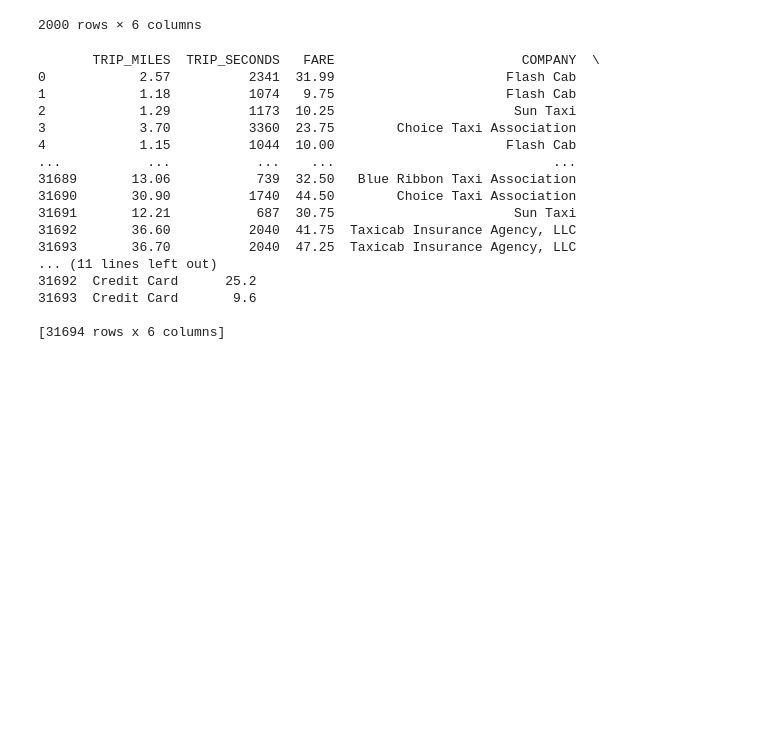
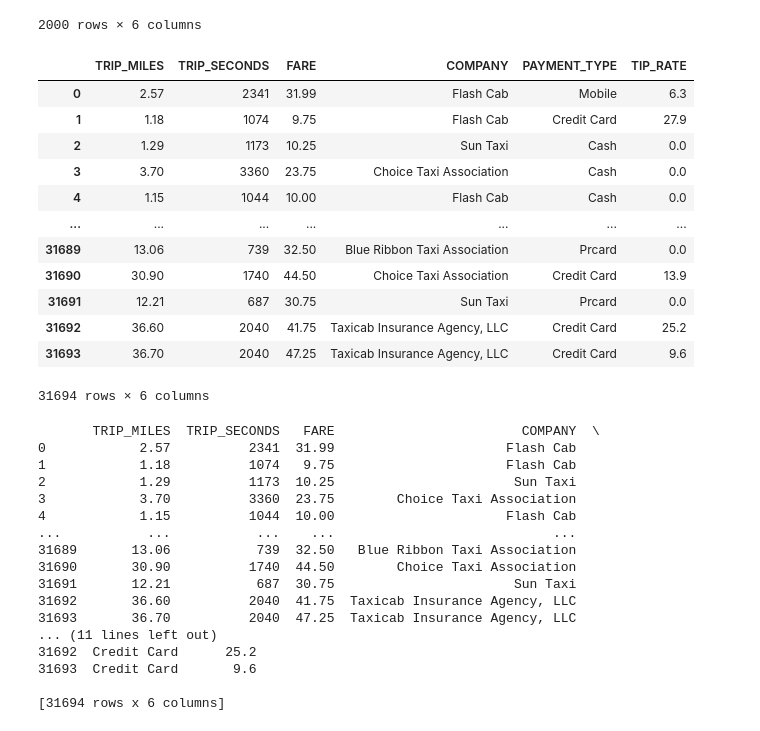
Before and after one commit to srikalyan-yenumula/python, a Jupyter notebook: ml/cc/exercises/linear_regression_taxi.ipynb, the cells around one changed output. Drawn from its saved outputs; the diff is of its cells as text; code cells hidden in the pictures; blank space fills up the shorter version.

```diff
--- a/ml/cc/exercises/linear_regression_taxi.ipynb
+++ b/ml/cc/exercises/linear_regression_taxi.ipynb
@@ -146,6 +146,22 @@ Total number of rows: 31694
 | 1998 | 0.90 | 420 | 6.50 | 312 Medallion Management Corp | Credit Card | 35.3 |
 | 1999 | 0.90 | 420 | 6.75 | 312 Medallion Management Corp | Credit Card | 11.1 |
 2000 rows × 6 columns
+# %%
+training_df.head(len(training_df))
+# %% [output]
+|  | TRIP_MILES | TRIP_SECONDS | FARE | COMPANY | PAYMENT_TYPE | TIP_RATE |
+| 0 | 2.57 | 2341 | 31.99 | Flash Cab | Mobile | 6.3 |
+| 1 | 1.18 | 1074 | 9.75 | Flash Cab | Credit Card | 27.9 |
+| 2 | 1.29 | 1173 | 10.25 | Sun Taxi | Cash | 0.0 |
+| 3 | 3.70 | 3360 | 23.75 | Choice Taxi Association | Cash | 0.0 |
+| 4 | 1.15 | 1044 | 10.00 | Flash Cab | Cash | 0.0 |
+| ... | ... | ... | ... | ... | ... | ... |
+| 31689 | 13.06 | 739 | 32.50 | Blue Ribbon Taxi Association | Prcard | 0.0 |
+| 31690 | 30.90 | 1740 | 44.50 | Choice Taxi Association | Credit Card | 13.9 |
+| 31691 | 12.21 | 687 | 30.75 | Sun Taxi | Prcard | 0.0 |
+| 31692 | 36.60 | 2040 | 41.75 | Taxicab Insurance Agency, LLC | Credit Card | 25.2 |
+| 31693 | 36.70 | 2040 | 47.25 | Taxicab Insurance Agency, LLC | Credit Card | 9.6 |
+31694 rows × 6 columns
 # %%
 print(training_df)
 # %% [output]
```
Also changed, not shown: parts of 3 cells of this notebook.
